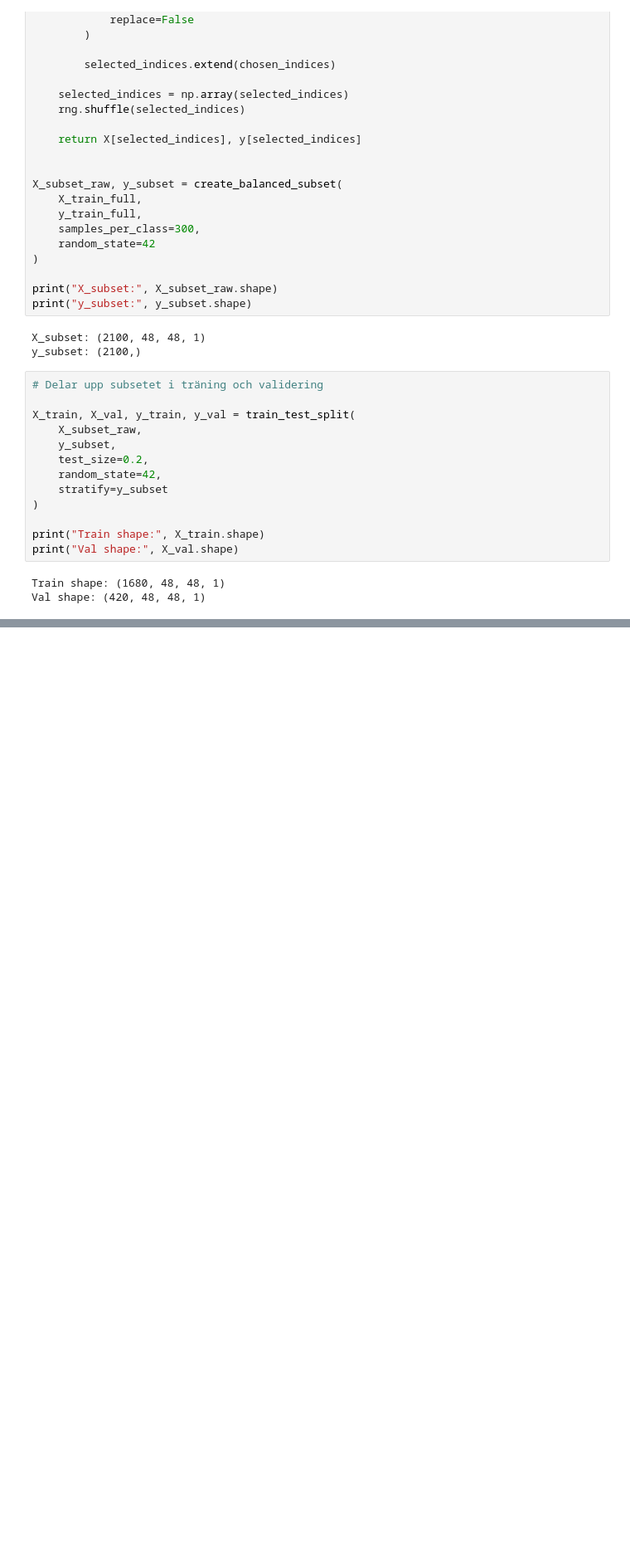
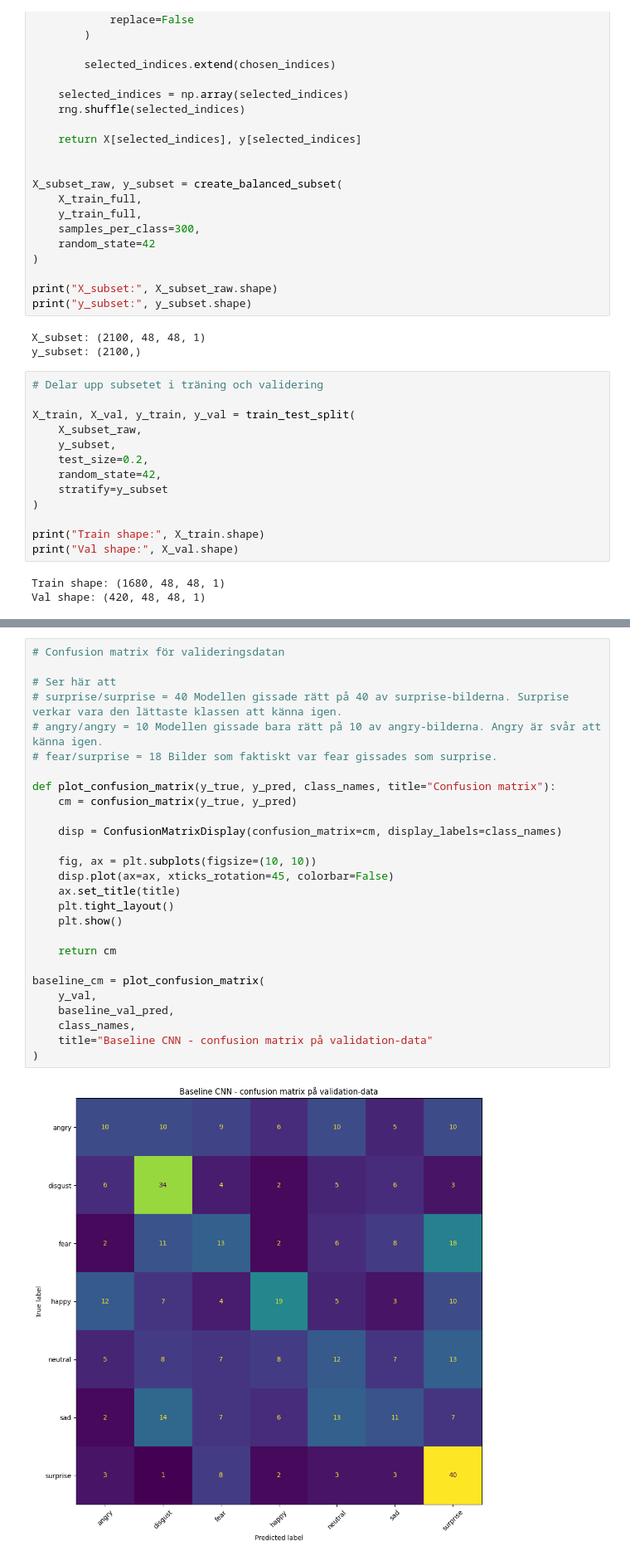
Before and after one commit to EliWei/CNN_individual_assignment, a Jupyter notebook: fer_klassificering.ipynb, the cells around one changed output, grey strips where cells are left out. Shown at 83% size. Saved outputs shown, nothing was run; the diff lists cells and outputs as text; blank space fills up the shorter version.

```diff
--- a/fer_klassificering.ipynb
+++ b/fer_klassificering.ipynb
@@ -303,0 +416,29 @@ baseline_model.summary()
+# %%
+# Confusion matrix för valideringsdatan
+
+# Ser här att
+# surprise/surprise = 40 Modellen gissade rätt på 40 av surprise-bilderna. Surprise verkar vara den lättaste klassen att känna igen.
+# angry/angry = 10 Modellen gissade bara rätt på 10 av angry-bilderna. Angry är svår att känna igen.
+# fear/surprise = 18 Bilder som faktiskt var fear gissades som surprise.
+
+def plot_confusion_matrix(y_true, y_pred, class_names, title="Confusion matrix"):
+    cm = confusion_matrix(y_true, y_pred)
+
+    disp = ConfusionMatrixDisplay(confusion_matrix=cm, display_labels=class_names)
+
+    fig, ax = plt.subplots(figsize=(10, 10))
+    disp.plot(ax=ax, xticks_rotation=45, colorbar=False)
+    ax.set_title(title)
+    plt.tight_layout()
+    plt.show()
+
+    return cm
+
+baseline_cm = plot_confusion_matrix(
+    y_val,
+    baseline_val_pred,
+    class_names,
+    title="Baseline CNN - confusion matrix på validation-data"
+)
+# %% [output]
+[figure, added]
```
Also changed, not shown: parts of 6 cells of this notebook.
